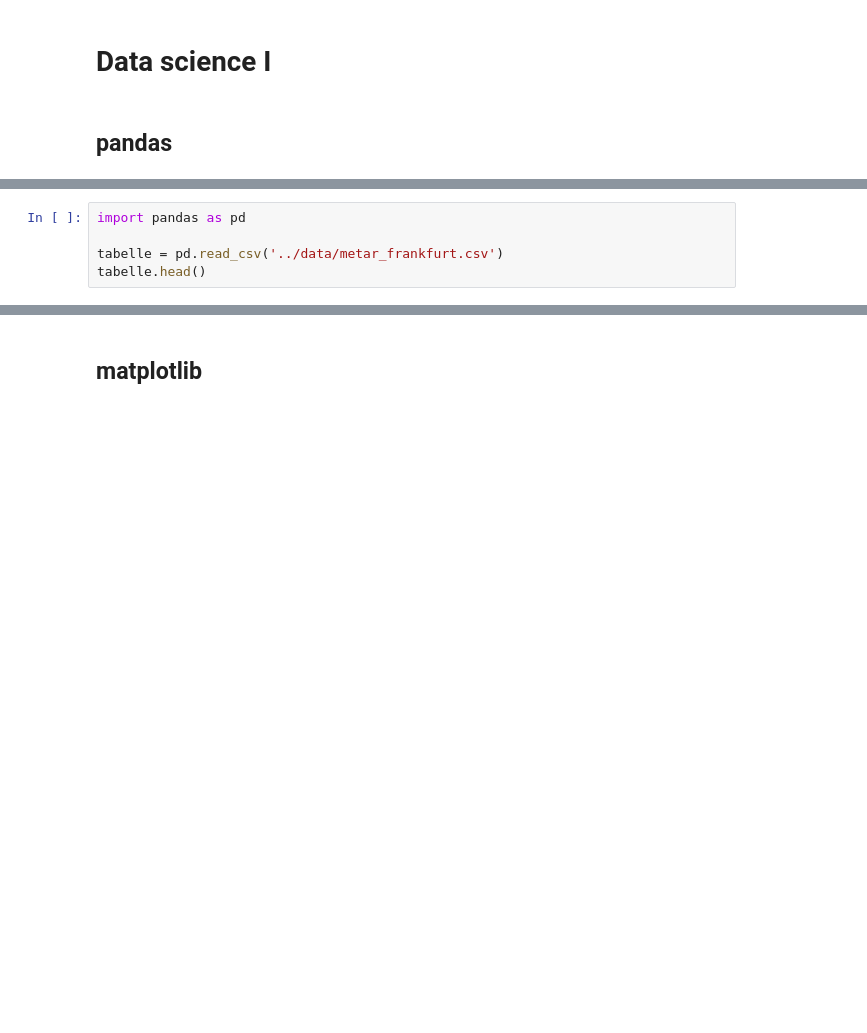
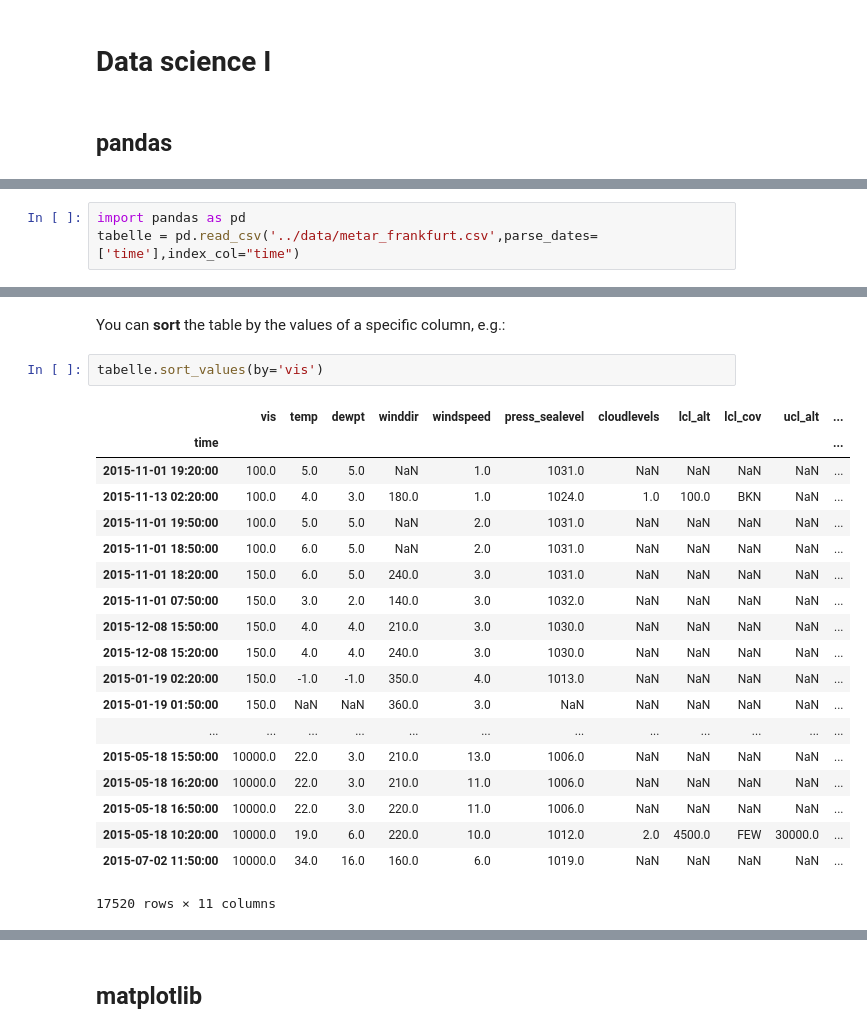
Before and after one commit to python-kurs/sommersemester_2019, a Jupyter notebook: content/units/S01E04.ipynb, the cells around one changed output, grey strips where cells are left out. Cells and saved outputs as stored; diff of their text form; blank space fills up the shorter version.

```diff
--- a/content/units/S01E04.ipynb
+++ b/content/units/S01E04.ipynb
@@ -13,5 +15,3 @@ First-off a typical use case:
 # %%
 import pandas as pd
-
-tabelle = pd.read_csv('../data/metar_frankfurt.csv')
-tabelle.head()
+tabelle = pd.read_csv('../data/metar_frankfurt.csv',parse_dates=['time'],index_col="time")
@@ -32,0 +67,24 @@ tabelle.plot.scatter(x="windspeed",y="press_sealevel",figsize=(10,6),fontsize=12
+# %% [markdown]
+You can **sort** the table by the values of a specific column, e.g.:
+# %%
+tabelle.sort_values(by='vis')
+# %% [output]
+|  | vis | temp | dewpt | winddir | windspeed | press_sealevel | cloudlevels | lcl_alt | lcl_cov | ucl_alt | ... |
+| time |  |  |  |  |  |  |  |  |  |  | ... |
+| 2015-11-01 19:20:00 | 100.0 | 5.0 | 5.0 | NaN | 1.0 | 1031.0 | NaN | NaN | NaN | NaN | ... |
+| 2015-11-13 02:20:00 | 100.0 | 4.0 | 3.0 | 180.0 | 1.0 | 1024.0 | 1.0 | 100.0 | BKN | NaN | ... |
+| 2015-11-01 19:50:00 | 100.0 | 5.0 | 5.0 | NaN | 2.0 | 1031.0 | NaN | NaN | NaN | NaN | ... |
+| 2015-11-01 18:50:00 | 100.0 | 6.0 | 5.0 | NaN | 2.0 | 1031.0 | NaN | NaN | NaN | NaN | ... |
+| 2015-11-01 18:20:00 | 150.0 | 6.0 | 5.0 | 240.0 | 3.0 | 1031.0 | NaN | NaN | NaN | NaN | ... |
+| 2015-11-01 07:50:00 | 150.0 | 3.0 | 2.0 | 140.0 | 3.0 | 1032.0 | NaN | NaN | NaN | NaN | ... |
+| 2015-12-08 15:50:00 | 150.0 | 4.0 | 4.0 | 210.0 | 3.0 | 1030.0 | NaN | NaN | NaN | NaN | ... |
+| 2015-12-08 15:20:00 | 150.0 | 4.0 | 4.0 | 240.0 | 3.0 | 1030.0 | NaN | NaN | NaN | NaN | ... |
+| 2015-01-19 02:20:00 | 150.0 | -1.0 | -1.0 | 350.0 | 4.0 | 1013.0 | NaN | NaN | NaN | NaN | ... |
+| 2015-01-19 01:50:00 | 150.0 | NaN | NaN | 360.0 | 3.0 | NaN | NaN | NaN | NaN | NaN | ... |
+| ... | ... | ... | ... | ... | ... | ... | ... | ... | ... | ... | ... |
+| 2015-05-18 15:50:00 | 10000.0 | 22.0 | 3.0 | 210.0 | 13.0 | 1006.0 | NaN | NaN | NaN | NaN | ... |
+| 2015-05-18 16:20:00 | 10000.0 | 22.0 | 3.0 | 210.0 | 11.0 | 1006.0 | NaN | NaN | NaN | NaN | ... |
+| 2015-05-18 16:50:00 | 10000.0 | 22.0 | 3.0 | 220.0 | 11.0 | 1006.0 | NaN | NaN | NaN | NaN | ... |
+| 2015-05-18 10:20:00 | 10000.0 | 19.0 | 6.0 | 220.0 | 10.0 | 1012.0 | 2.0 | 4500.0 | FEW | 30000.0 | ... |
+| 2015-07-02 11:50:00 | 10000.0 | 34.0 | 16.0 | 160.0 | 6.0 | 1019.0 | NaN | NaN | NaN | NaN | ... |
+17520 rows × 11 columns
```
Also changed, not shown: parts of 45 cells of this notebook, 1 other file.
